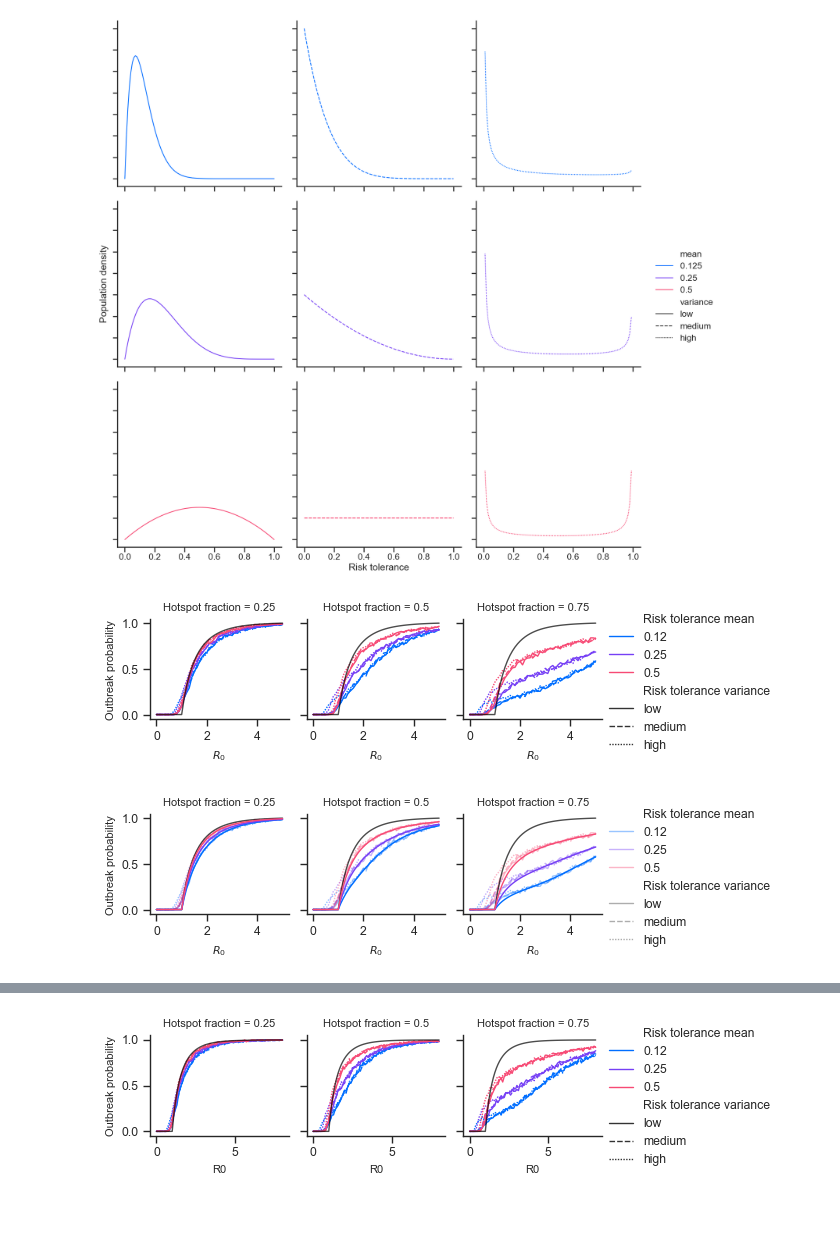
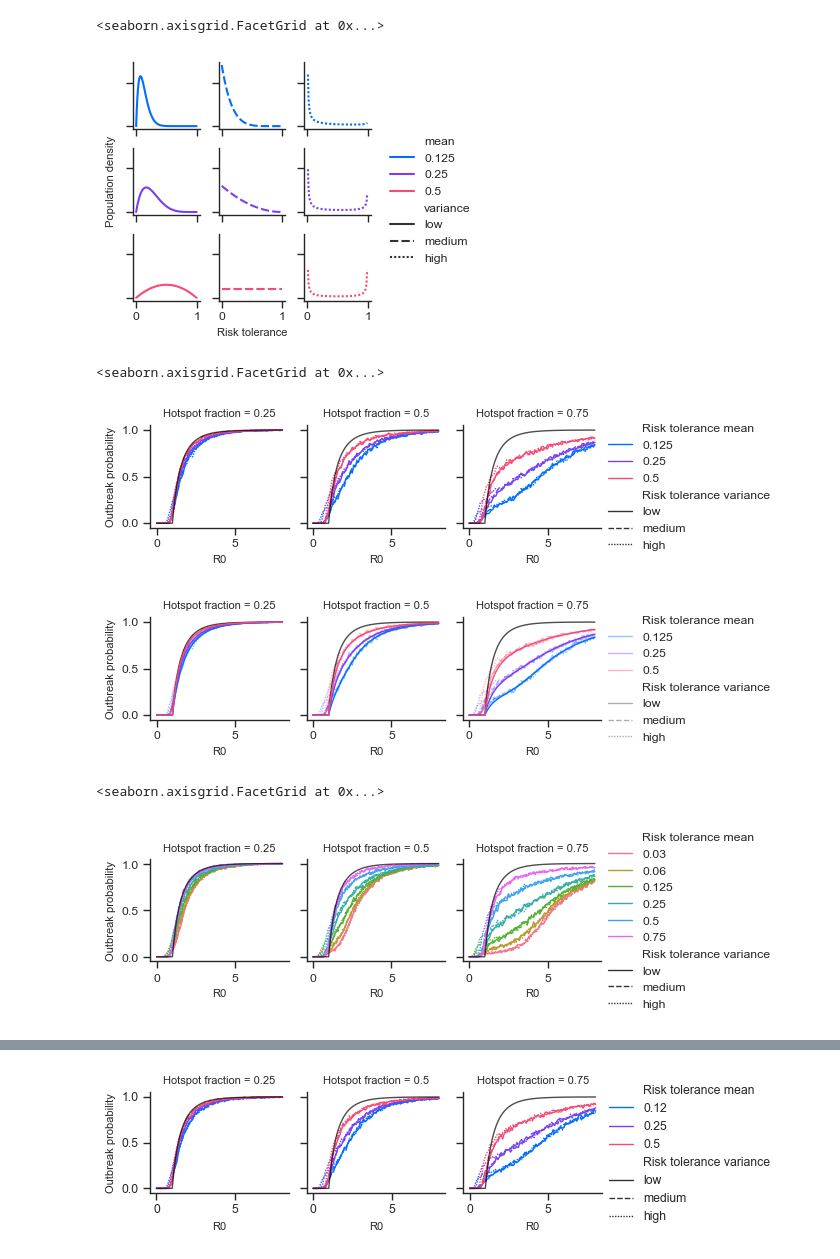
Before and after one commit to brendanwallace/hotspot, a Jupyter notebook: figures/pnas_plots.ipynb, the cells around one changed output, grey strips where cells are left out. Drawn from its saved outputs; the diff is of its cells as text; code cells hidden in the pictures; blank space fills up the shorter version.

Commit message:
expand figures for SI additional analyses

```diff
--- a/figures/pnas_plots.ipynb
+++ b/figures/pnas_plots.ipynb
@@ -18,12 +26,11 @@ DIFEQ = util.load_data("difeq,D=1,T=1.json", drop_control=False)
 # %%
 import figure1
 figure1 = reload(figure1)
 
-settings.SAVE_FIGS=True
-
 figure1.plot_1_B()
 # %% [output]
+<seaborn.axisgrid.FacetGrid at 0x...>
-[figure, old version]
+[figure, new version]
 # %%
 import figure2
 import extinction
@@ -33,10 +40,21 @@ settings = reload(settings)
 extinction = reload(extinction)
 figure2 = reload(figure2)
 
-settings.SAVE_FIGS = False
-
-figure2.plot_2_A(D1)
-figure2.plot_2_B(D1)
+figure2.plot_2_A(D1_original)
+figure2.plot_2_B(D1_original, theoretical_risk_means=[0.125, 0.25, 0.5])
 # %% [output]
+<seaborn.axisgrid.FacetGrid at 0x...>
-[figure, old version]
+[figure, new version]
-[figure, old version]
+[figure, new version]
+# %%
+## Expanded figure 2
+import figure2
+
+
+settings = reload(settings)
+figure2 = reload(figure2)
+
+figure2.plot_2_A(D1_expanded)
+# %% [output]
+<seaborn.axisgrid.FacetGrid at 0x...>
+[figure, added]
```
Also changed, not shown: parts of 9 cells of this notebook, 8 other files.
